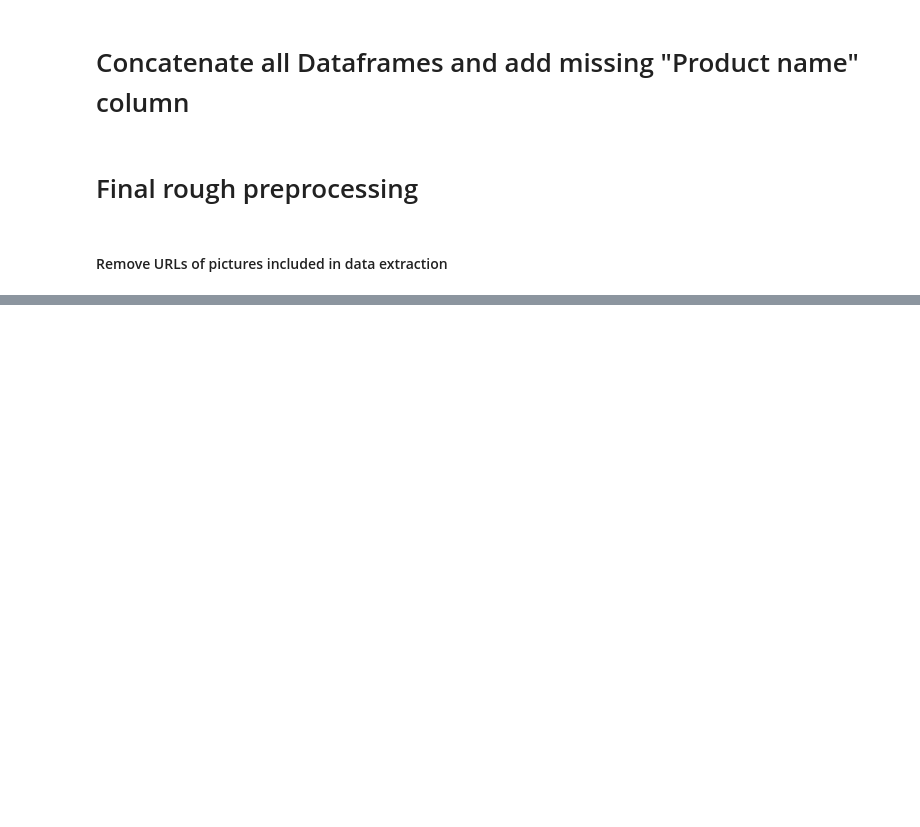
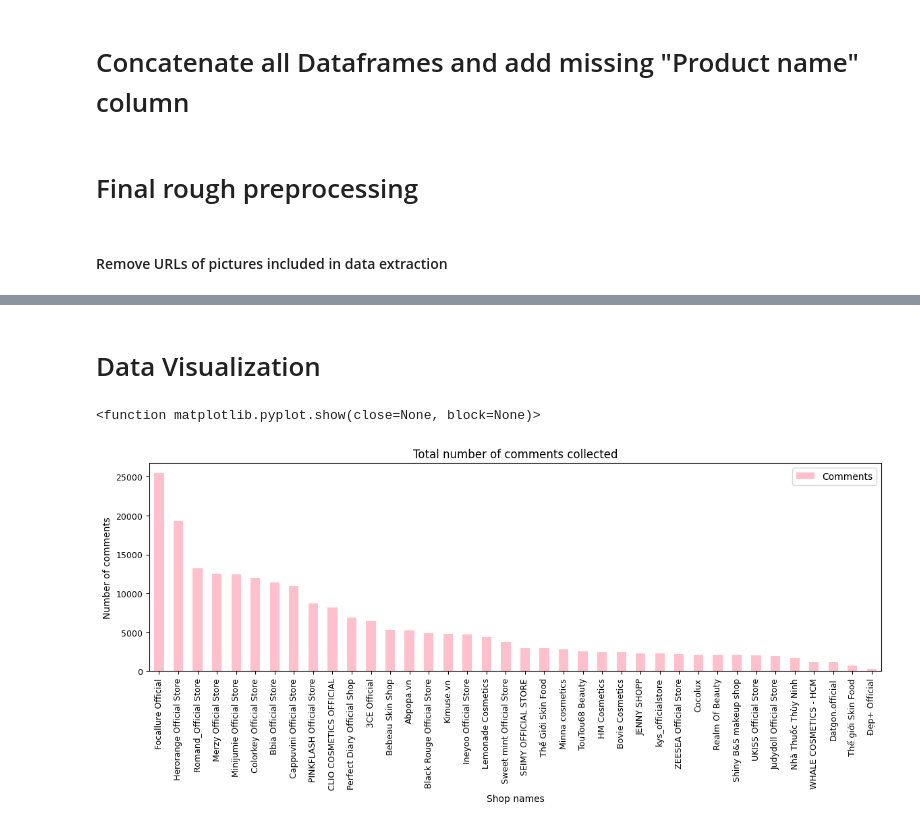
Before and after one commit to myduong-0420/Sentiment-Analysis-on-online-shopping-platforms, a Jupyter notebook: data-preprocessing/Rough product data - all.ipynb, the cells around one changed output, grey strips where cells are left out. Cells and saved outputs as stored; diff of their text form; code cells hidden in the pictures; blank space fills up the shorter version.

```diff
--- a/data-preprocessing/Rough product data - all.ipynb
+++ b/data-preprocessing/Rough product data - all.ipynb
@@ -131,0 +111,6 @@ df_dup_review
+# %% [markdown]
+# Data Visualization
+# %%
+df = pd.read_excel("all_data.xlsx")
+# %%
+by_seller = df["Seller"].value_counts()
@@ -131,0 +123,10 @@ df_dup_review
+# %%
+by_seller.plot(kind="bar", figsize=(14, 4), color="pink",
+              xlabel="Shop names", ylabel="Number of comments", title="Total number of comments collected",
+              fontsize=9)
+
+plt.legend(["Comments"])
+plt.show
+# %% [output]
+<function matplotlib.pyplot.show(close=None, block=None)>
+[figure, added]
```
Also changed, not shown: parts of 17 cells of this notebook.
